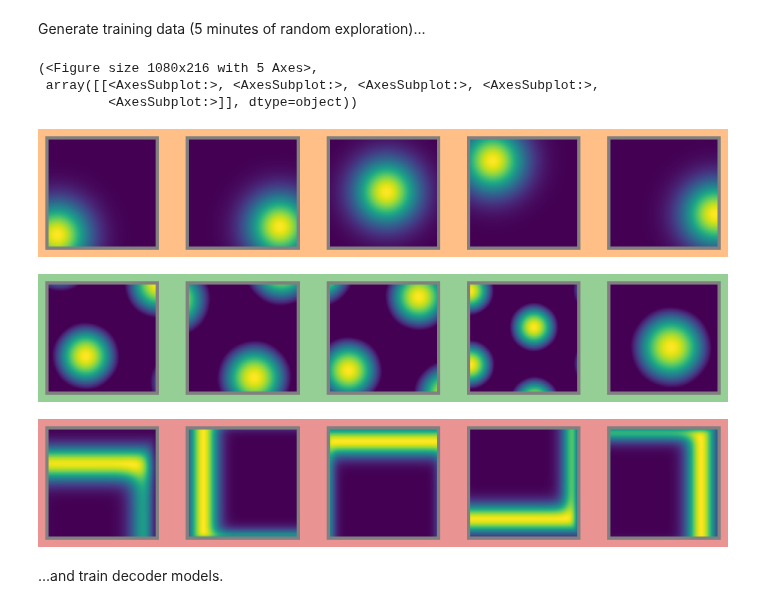
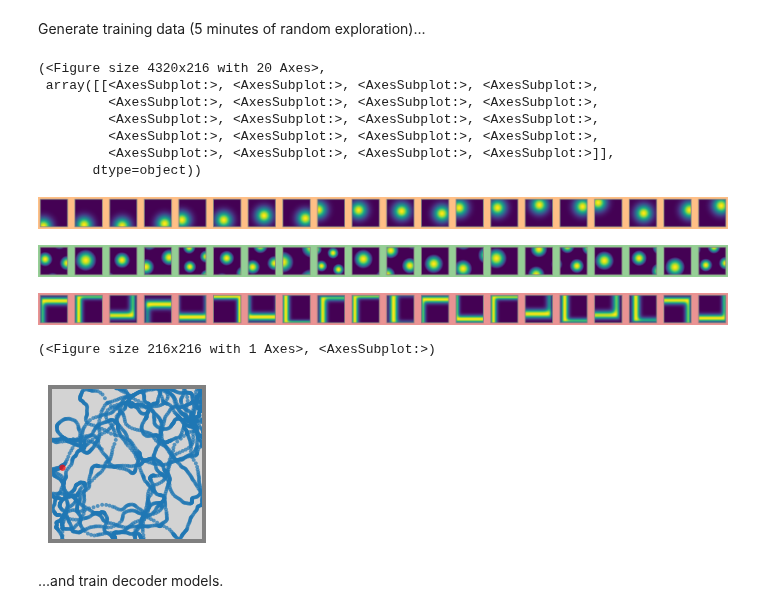
Before and after one commit to RatInABox-Lab/RatInABox, a Jupyter notebook: demos/decoding_position_example.ipynb, the cells around one changed output. Cells and saved outputs as stored; diff of their text form; code cells hidden in the pictures.

```diff
--- a/demos/decoding_position_example.ipynb
+++ b/demos/decoding_position_example.ipynb
@@ -63,22 +66,27 @@ Env = Environment()
 Ag = Agent(Env)
 Ag.dt = 50e-3
 
-PCs = PlaceCells(Ag,params={'n':50,'color':'C1'})
-GCs = GridCells(Ag,params={'n':50,'color':'C2','gridscale':0.7},)
-BVCs = BoundaryVectorCells(Ag,params={'n':50,'color':'C3'})
+
+PCs = PlaceCells(Ag,params={'n':20,'color':'C1'})
+GCs = GridCells(Ag,params={'n':20,'color':'C2','gridscale':0.7},)
+BVCs = BoundaryVectorCells(Ag,params={'n':20,'color':'C3'})
 # %% [markdown]
 Generate training data (5 minutes of random exploration)...
 # %%
-PCs.plot_rate_map(chosen_neurons='5')
-GCs.plot_rate_map(chosen_neurons='5')
-BVCs.plot_rate_map(chosen_neurons='5')
+PCs.plot_rate_map(chosen_neurons='all')
+GCs.plot_rate_map(chosen_neurons='all')
+BVCs.plot_rate_map(chosen_neurons='all')
 # %% [output]
-(<Figure size 1080x216 with 5 Axes>,
+(<Figure size 4320x216 with 20 Axes>,
  array([[<AxesSubplot:>, <AxesSubplot:>, <AxesSubplot:>, <AxesSubplot:>,
-         <AxesSubplot:>]], dtype=object))
+         <AxesSubplot:>, <AxesSubplot:>, <AxesSubplot:>, <AxesSubplot:>,
+         <AxesSubplot:>, <AxesSubplot:>, <AxesSubplot:>, <AxesSubplot:>,
+         <AxesSubplot:>, <AxesSubplot:>, <AxesSubplot:>, <AxesSubplot:>,
+         <AxesSubplot:>, <AxesSubplot:>, <AxesSubplot:>, <AxesSubplot:>]],
+       dtype=object))
-[figure, old version]
+[figure, new version]
-[figure, old version]
+[figure, new version]
-[figure, old version]
+[figure, new version]
 # %%
 from tqdm import tqdm
 for i in tqdm(range(int(5*60/Ag.dt))):
@@ -86,6 +94,10 @@ for i in tqdm(range(int(5*60/Ag.dt))):
     PCs.update()
     GCs.update()
     BVCs.update()
+Ag.plot_trajectory()
+# %% [output]
+(<Figure size 216x216 with 1 Axes>, <AxesSubplot:>)
+[figure, added]
 # %% [markdown]
 ...and train decoder models.
 # %%
```
Also changed, not shown: parts of 8 cells of this notebook.
